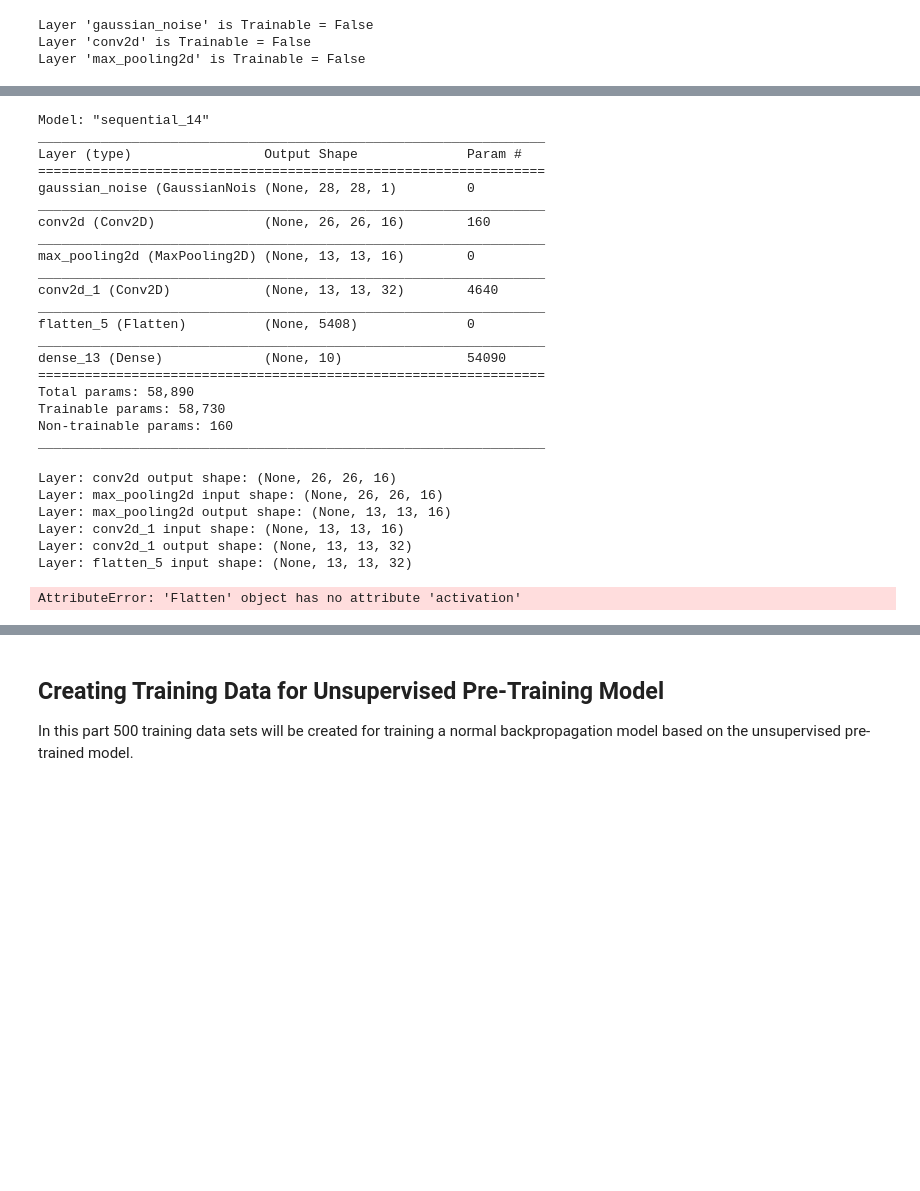
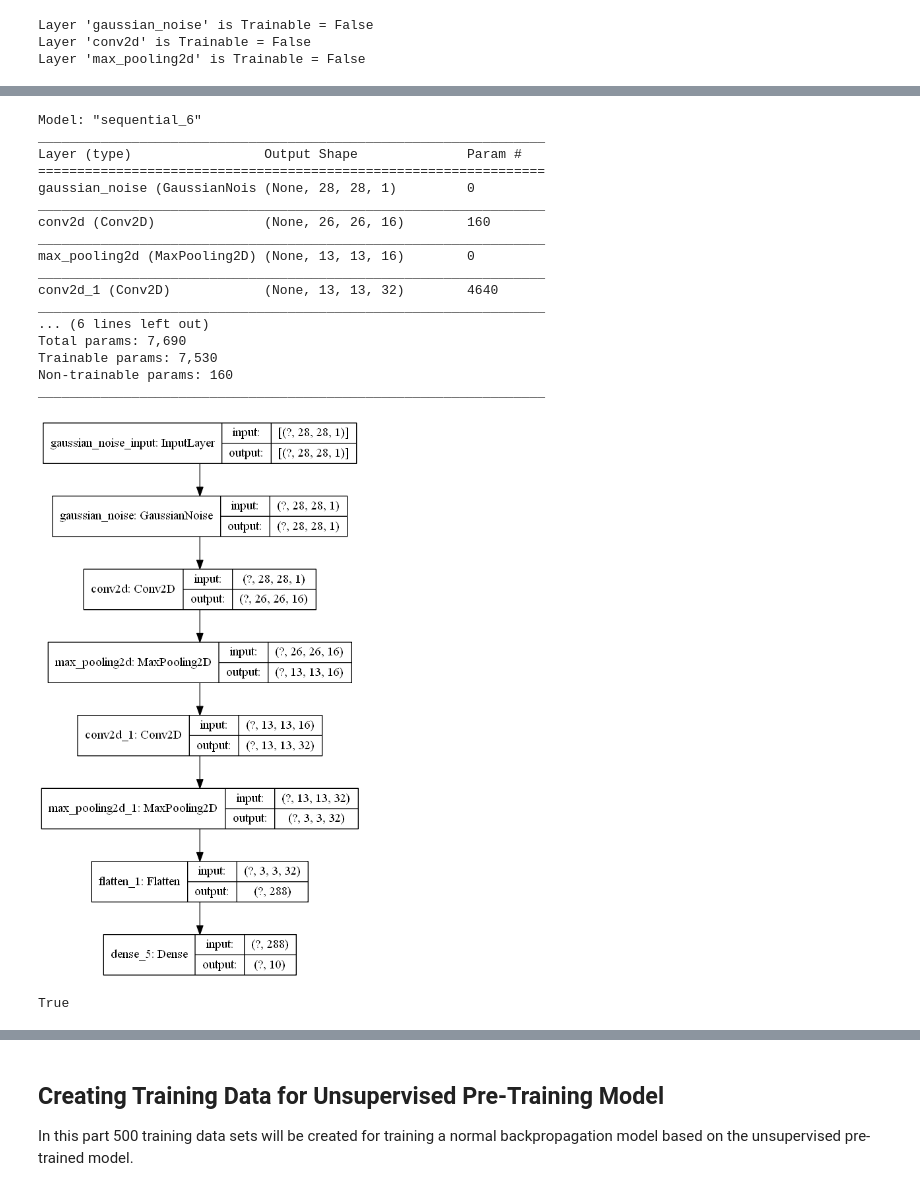
Before and after one commit to IIIskiplikIII/autoencoding-mnist, a Jupyter notebook: autoencoding-mnist.ipynb, the cells around one changed output, grey strips where cells are left out. Saved outputs shown, nothing was run; the diff lists cells and outputs as text; code cells hidden in the pictures; blank space fills up the shorter version.

```diff
--- a/autoencoding-mnist.ipynb
+++ b/autoencoding-mnist.ipynb
@@ -527,8 +538,8 @@ Layers from the autoencoder that will be used for new model:
  <tensorflow.python.keras.layers.core.Dense at 0x...>]
 # %%
 ae_model_id = 0 # 0 for encorder / 1 for decorder
-layerscount = 4 # how many layers of the model ...
+layerscount = 5 # how many layers of the model ...
 
-conv_denoising_ae.layers[ae_model_id].trainable =True       # Sets all layers on trainable = True for specific non-trainable configuration in later code.
 
-first_layers = [conv_denoising_ae.layers[ae_model_id].get_layer(index=index) for index in range(layerscount)] # is copy here necessary
+new_model = keras.models.Sequential(conv_denoising_ae.layers[ae_model_id].layers[:layerscount])
+new_model.trainable =True  # Setting it on True to sepcificly set them on False afterwards
@@ -586,7 +598,7 @@ class_net.compile(loss="binary_crossentropy", optimizer=keras.optimizers.SGD(lea
 # %%
-class_net.summary()
+new_model.summary()
 # %% [output]
-Model: "sequential_14"
+Model: "sequential_6"
 _________________________________________________________________
 Layer (type)                 Output Shape              Param #
 =================================================================
@@ -598,32 +610,19 @@ max_pooling2d (MaxPooling2D) (None, 13, 13, 16)        0
 _________________________________________________________________
 conv2d_1 (Conv2D)            (None, 13, 13, 32)        4640
 _________________________________________________________________
-flatten_5 (Flatten)          (None, 5408)              0
-_________________________________________________________________
-dense_13 (Dense)             (None, 10)                54090
-=================================================================
-Total params: 58,890
-Trainable params: 58,730
+... (6 lines left out)
+Total params: 7,690
+Trainable params: 7,530
 Non-trainable params: 160
 _________________________________________________________________
-# %%
-# DEBUG -> HIER weiter analysieren
-print(f"Layer: {class_net.get_layer(index=1).name} output shape: {class_net.get_layer(index=1).output_shape}")
-print(f"Layer: {class_net.get_layer(index=2).name} input shape: {class_net.get_layer(index=2).input_shape}")
-print(f"Layer: {class_net.get_layer(index=2).name} output shape: {class_net.get_layer(index=2).output_shape}")
-print(f"Layer: {class_net.get_layer(index=3).name} input shape: {class_net.get_layer(index=3).input_shape}")
-print(f"Layer: {class_net.get_layer(index=3).name} output shape: {class_net.get_layer(index=3).output_shape}")
-print(f"Layer: {class_net.get_layer(index=4).name} input shape: {class_net.get_layer(index=4).input_shape}")
-print(f"Layer: {class_net.get_layer(index=4).name} output shape: {class_net.get_layer(index=4).output_shape} with activation function: {class_net.get_layer(index=4).activation}")
-#print(f"Layer: {class_net.get_layer(index=5).name} input shape: {class_net.get_layer(index=5).input_shape}")
-#print(f"Layer: {class_net.get_layer(index=5).name} output shape: {class_net.get_layer(index=5).output_shape} with activation function: {class_net.get_layer(index=5).activation}")
-
-#class_net.get_layer(index=5).input_shape
-# %% [output]
-Layer: conv2d output shape: (None, 26, 26, 16)
-Layer: max_pooling2d input shape: (None, 26, 26, 16)
-Layer: max_pooling2d output shape: (None, 13, 13, 16)
-Layer: conv2d_1 input shape: (None, 13, 13, 16)
-Layer: conv2d_1 output shape: (None, 13, 13, 32)
-Layer: flatten_5 input shape: (None, 13, 13, 32)
-AttributeError: 'Flatten' object has no attribute 'activation'
+# %%
+from tensorflow.keras.utils import plot_model
+
+plot_model(new_model, 'autencoder_base_w_classifier.png', show_shapes=True)
+# %% [output]
+[figure, added]
+# %%
+# DEBUG
+new_model.get_layer(index=3).trainable
+# %% [output]
+True
```
Also changed, not shown: parts of 29 cells of this notebook.
